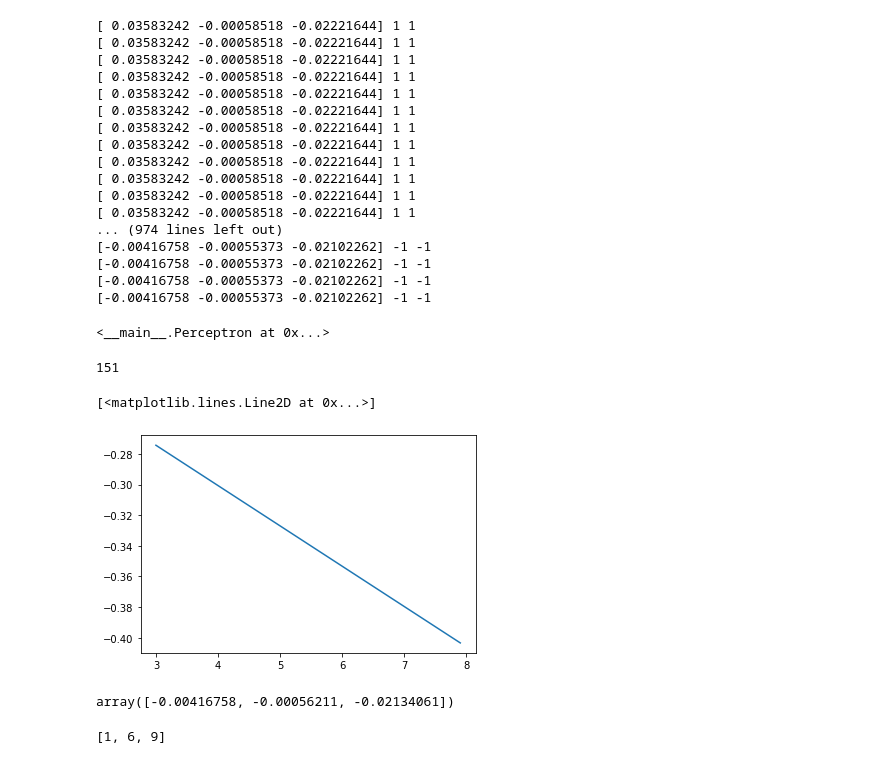
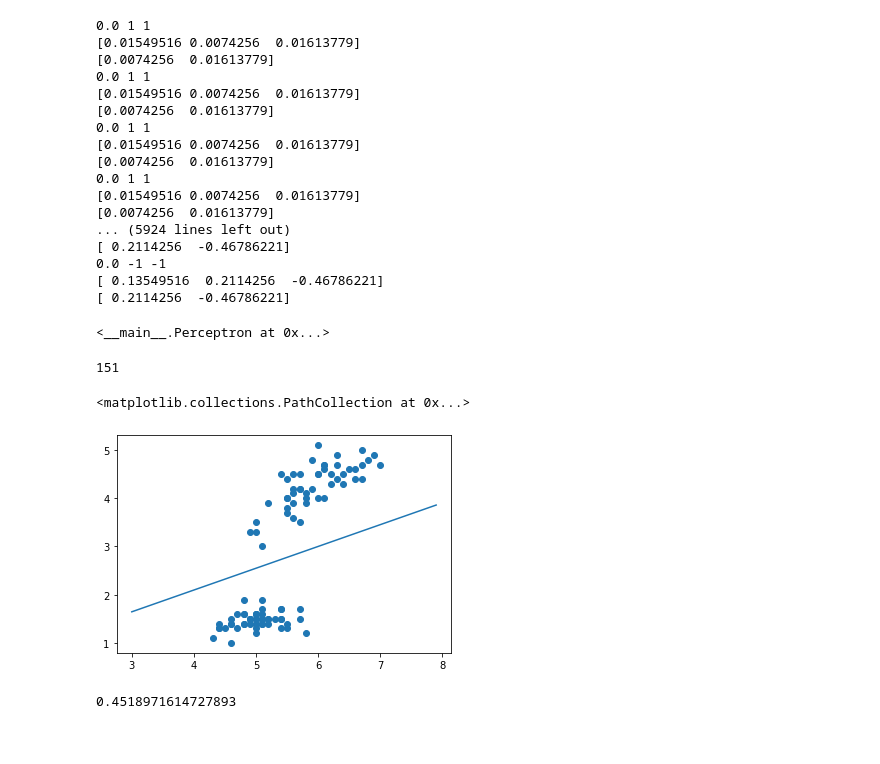
Before and after one commit to Martinolamp/Perceptron, a Jupyter notebook: Perceptron_object_oriented.ipynb, the cells around one changed output. Saved outputs shown, nothing was run; the diff lists cells and outputs as text; code cells hidden in the pictures.

```diff
--- a/Perceptron_object_oriented.ipynb
+++ b/Perceptron_object_oriented.ipynb
@@ -12,7 +12,7 @@ class Perceptron(object):
         #X-wektor wejsciowy
         #Y-wektor przypisujący klasy
         rgen = np.random.RandomState(self.randstate)
-        self.w= rgen.normal(loc=0.0, scale=0.01, size=1 + len(X[1]))#wagi
+        self.w= np.random.normal(loc=0.0,scale=0.01,size=3)#wagi
         self.error = []
 
         for _ in range(self.n):
@@ -20,12 +20,16 @@ class Perceptron(object):
 
             for x,target in zip(X,Y):
                 update=self.eta*(target-(self.predict(x)))
+                print(update,target,self.predict(x))
 
+                print(self.w)
+                #self.w[1:]=[a*update+a for a in self.w[1:]]
+                self.w[1:]=[x[a]*update+self.w[a+1] for a in range(len(x))]
 
-                self.w[1:]=[a*update+a for a in self.w[1:]]
                 self.w[0]=self.w[0]+update
-                print(self.w,self.predict(x),target)
+                print(self.w[1:])
                 error += int(update != 0.0)
+
             self.error.append(error)
 
         return self
@@ -33,35 +37,35 @@ class Perceptron(object):
     def predict(self,x):
 
         dot_prod=0
-        for i,k in zip(x,self.w):
+        for i,k in zip(x,self.w[1:]):
 
             dot_prod=i*k+dot_prod
-            dot_prod=dot_prod+self.w[0]
-
+        dot_prod=dot_prod+self.w[0]
+        #print(dot_prod)
         result=1 if dot_prod>=0 else -1
 
         return result
 # %%
-a=Perceptron(0.02,10,2)
+a=Perceptron(0.02,20,1)
 a.fit(X,Y)
 # %% [output]
-[ 0.03583242 -0.00058518 -0.02221644] 1 1
-[ 0.03583242 -0.00058518 -0.02221644] 1 1
-[ 0.03583242 -0.00058518 -0.02221644] 1 1
-[ 0.03583242 -0.00058518 -0.02221644] 1 1
-[ 0.03583242 -0.00058518 -0.02221644] 1 1
-[ 0.03583242 -0.00058518 -0.02221644] 1 1
-[ 0.03583242 -0.00058518 -0.02221644] 1 1
-[ 0.03583242 -0.00058518 -0.02221644] 1 1
-[ 0.03583242 -0.00058518 -0.02221644] 1 1
-[ 0.03583242 -0.00058518 -0.02221644] 1 1
-[ 0.03583242 -0.00058518 -0.02221644] 1 1
-[ 0.03583242 -0.00058518 -0.02221644] 1 1
-... (974 lines left out)
-[-0.00416758 -0.00055373 -0.02102262] -1 -1
-[-0.00416758 -0.00055373 -0.02102262] -1 -1
-[-0.00416758 -0.00055373 -0.02102262] -1 -1
-[-0.00416758 -0.00055373 -0.02102262] -1 -1
+0.0 1 1
+[0.01549516 0.0074256  0.01613779]
+[0.0074256  0.01613779]
+0.0 1 1
+[0.01549516 0.0074256  0.01613779]
+[0.0074256  0.01613779]
+0.0 1 1
+[0.01549516 0.0074256  0.01613779]
+[0.0074256  0.01613779]
+0.0 1 1
+[0.01549516 0.0074256  0.01613779]
+[0.0074256  0.01613779]
+... (5924 lines left out)
+[ 0.2114256  -0.46786221]
+0.0 -1 -1
+[ 0.13549516  0.2114256  -0.46786221]
+[ 0.2114256  -0.46786221]
 <__main__.Perceptron at 0x...>
 # %%
 line_count=0
@@ -97,10 +101,7 @@ x_range=np.arange(3,8,0.1)
 y_calc=[i*slope+wolny for i in x_range]
 # %%
 plt.plot(x_range,y_calc)
+plt.scatter(x_1,x_2)
 # %% [output]
-[<matplotlib.lines.Line2D at 0x...>]
+<matplotlib.collections.PathCollection at 0x...>
-[figure, old version]
+[figure, new version]
-# %%
-a.w
-# %% [output]
-array([-0.00416758, -0.00056211, -0.02134061])
@@ -111,4 +108,4 @@ b[1:]=[update*2+update for update in b[1:]]
-# %%
-b
-# %% [output]
-[1, 6, 9]
+# %%
+slope
+# %% [output]
+0.4518971614727893
```
Also changed, not shown: parts of 4 cells of this notebook.
